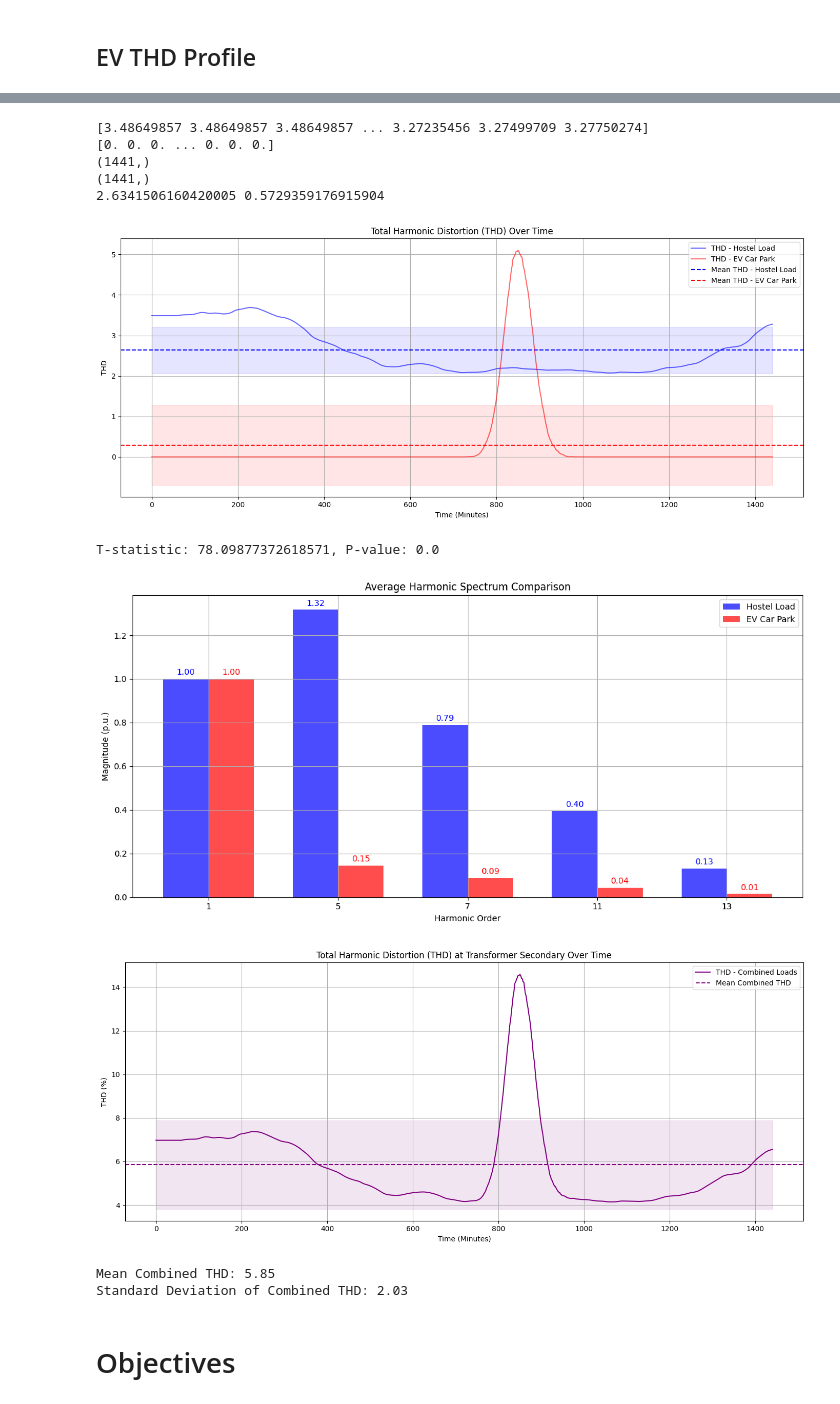
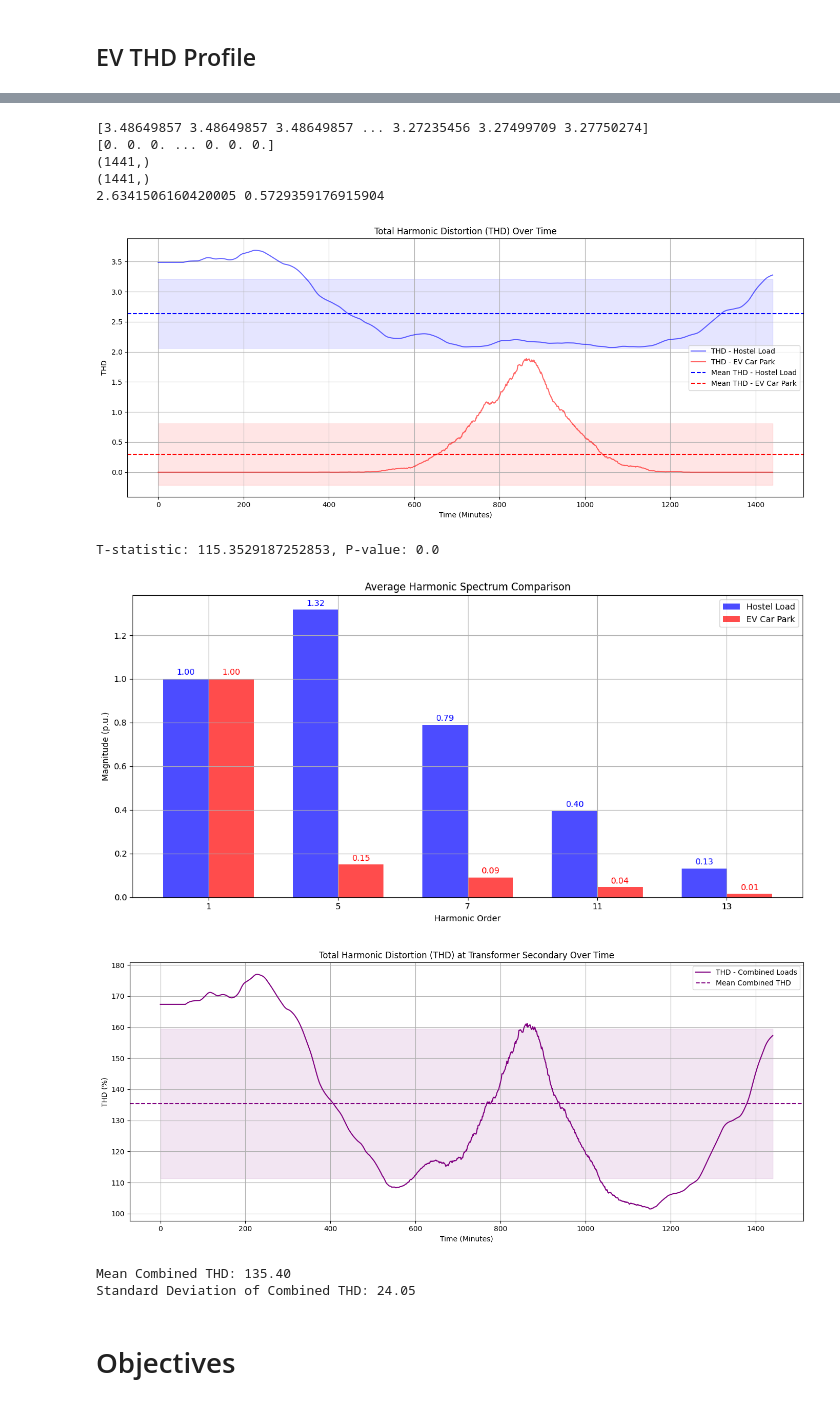
Before and after one commit to KanyantaM/final-year-project, a Jupyter notebook: Final_Year_Project_Code.ipynb, the cells around one changed output, grey strips where cells are left out. Saved outputs shown, nothing was run; the diff lists cells and outputs as text; code cells hidden in the pictures.

```diff
--- a/Final_Year_Project_Code.ipynb
+++ b/Final_Year_Project_Code.ipynb
@@ -220,7 +215,7 @@ average_speed = 36  # km/h
 
 # Stochastic variables
 mean_parking_time = 810
-std_parking_time = 30
+std_parking_time = 110
 mean_driving_time = 27
 std_driving_time = 5
 
@@ -703,8 +698,8 @@ plt.show()
 (1441,)
 (1441,)
 2.6341506160420005 0.5729359176915904
-[figure, old version]
+[figure, new version]
-T-statistic: 78.09877372618571, P-value: 0.0
+T-statistic: 115.3529187252853, P-value: 0.0
 [figure]
 # %%
 # Function to generate harmonic spectrum based on THD
@@ -724,11 +719,11 @@ combined_harmonics = []
 
 for hostel, ev in zip(hostel_harmonics, ev_harmonics):
     combined = [
-        hostel[0] + ev[0],  # 1st harmonic
-        (hostel[1] + ev[1]),  # 5th harmonic
-        (hostel[2] + ev[2]),  # 7th harmonic
-        (hostel[3] + ev[3]),  # 11th harmonic
-        (hostel[4] + ev[4])   # 13th harmonic
+        hostel[0] * H + ev[0] * N,  # 1st harmonic
+        (hostel[1] * H + ev[1] * N),  # 5th harmonic
+        (hostel[2] * H + ev[2] * N),  # 7th harmonic
+        (hostel[3] * H + ev[3] * N),  # 11th harmonic
+        (hostel[4] * H + ev[4] * N)   # 13th harmonic
     ]
     combined_harmonics.append(combined)
 
@@ -737,36 +732,36 @@ combined_harmonics = np.array(combined_harmonics)
 
 # Calculate combined THD for each time step
 combined_thd = np.sqrt((combined_harmonics[:, 1]/.5)**2  + (combined_harmonics[:, 2]/.3)**2 +
                         (combined_harmonics[:, 3]/.15)**2 + (combined_harmonics[:, 4]/.05)**2)
 
 # Calculate average combined THD
 mean_combined_thd = np.mean(combined_thd)
 std_combined_thd = np.std(combined_thd)
 
 # Plot Combined THD over time
 plt.figure(figsize=(14, 6))
 plt.plot(range(1441), combined_thd, label='THD - Combined Loads', color='purple')
 plt.axhline(mean_combined_thd, color='purple', linestyle='--', label='Mean Combined THD')
 
 # Adding mean and standard deviation shaded area
 plt.fill_between(range(1441), mean_combined_thd - std_combined_thd, mean_combined_thd + std_combined_thd,
                  color='purple', alpha=0.1)
 
 plt.title('Total Harmonic Distortion (THD) at Transformer Secondary Over Time')
 plt.xlabel('Time (Minutes)')
 plt.ylabel('THD (%)')
 plt.legend()
 plt.grid()
 plt.tight_layout()
 plt.show()
 
 # Output mean and std for combined THD
 print(f"Mean Combined THD: {mean_combined_thd:.2f}")
 print(f"Standard Deviation of Combined THD: {std_combined_thd:.2f}")
 # %% [output]
-[figure, old version]
+[figure, new version]
-Mean Combined THD: 5.85
-Standard Deviation of Combined THD: 2.03
+Mean Combined THD: 135.40
+Standard Deviation of Combined THD: 24.05
 # %% [markdown]
 # Objectives
 # %% [markdown]
```
Also changed, not shown: parts of 10 cells of this notebook.
